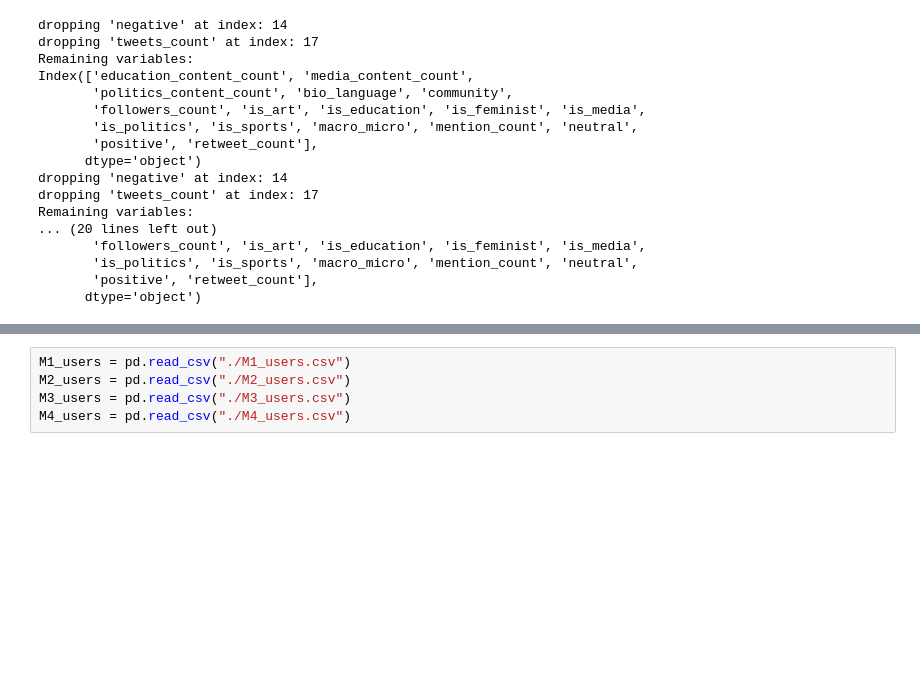
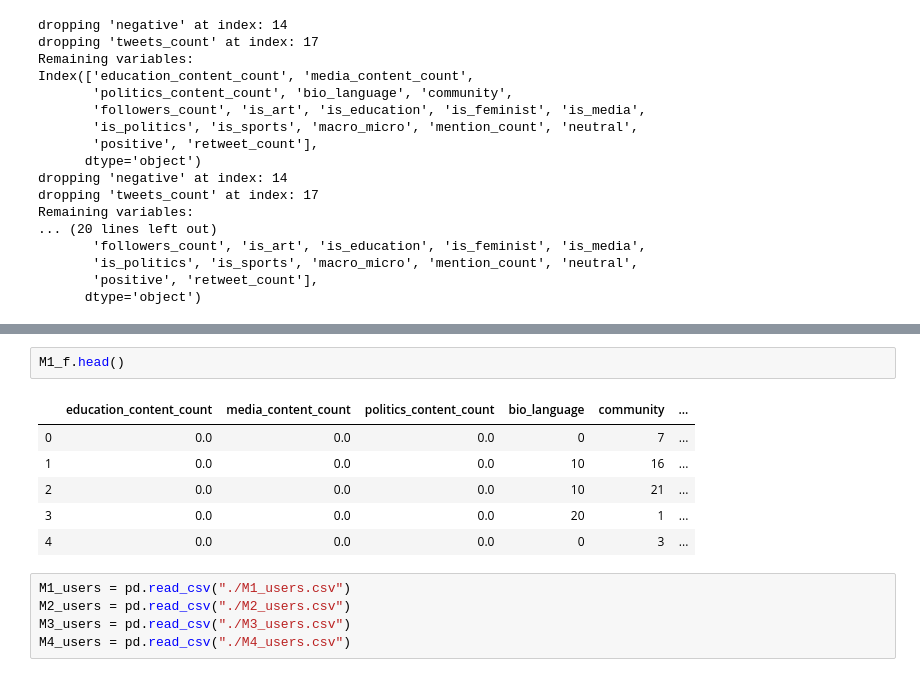
Before and after one commit to keerti-1997/Computing_cultural_capital, a Jupyter notebook: Computing_cultural_capital.ipynb, the cells around one changed output, grey strips where cells are left out. Saved outputs shown, nothing was run; the diff lists cells and outputs as text; blank space fills up the shorter version.

```diff
--- a/Computing_cultural_capital.ipynb
+++ b/Computing_cultural_capital.ipynb
@@ -761,3 +757,12 @@ print(M4_loadings)
+# %%
+M1_f.head()
+# %% [output]
+|  | education_content_count | media_content_count | politics_content_count | bio_language | community | ... |
+| 0 | 0.0 | 0.0 | 0.0 | 0 | 7 | ... |
+| 1 | 0.0 | 0.0 | 0.0 | 10 | 16 | ... |
+| 2 | 0.0 | 0.0 | 0.0 | 10 | 21 | ... |
+| 3 | 0.0 | 0.0 | 0.0 | 20 | 1 | ... |
+| 4 | 0.0 | 0.0 | 0.0 | 0 | 3 | ... |
 # %%
 M1_users = pd.read_csv("./M1_users.csv")
 M2_users = pd.read_csv("./M2_users.csv")
```
Also changed, not shown: parts of 5 cells of this notebook.
